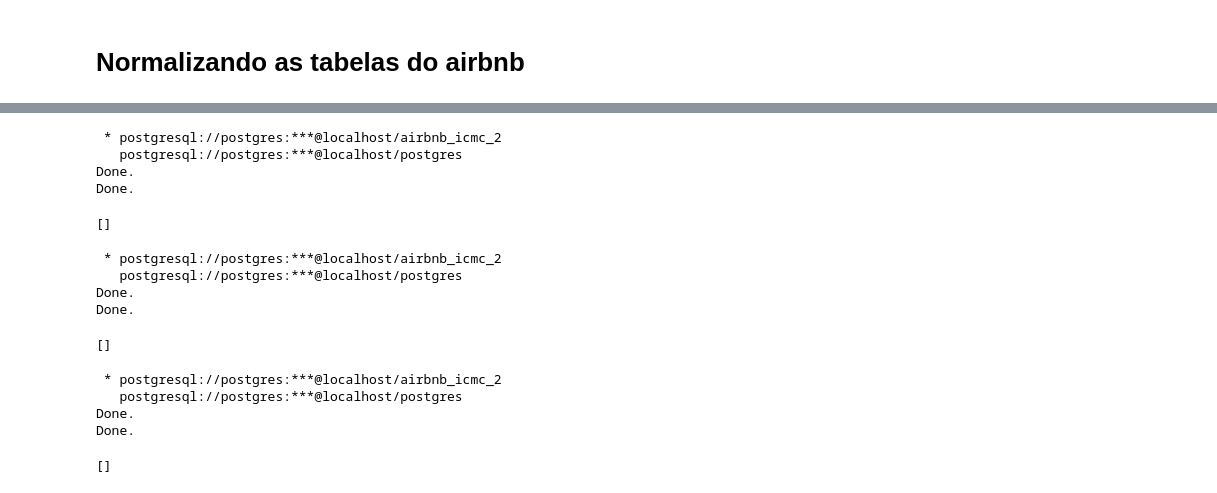
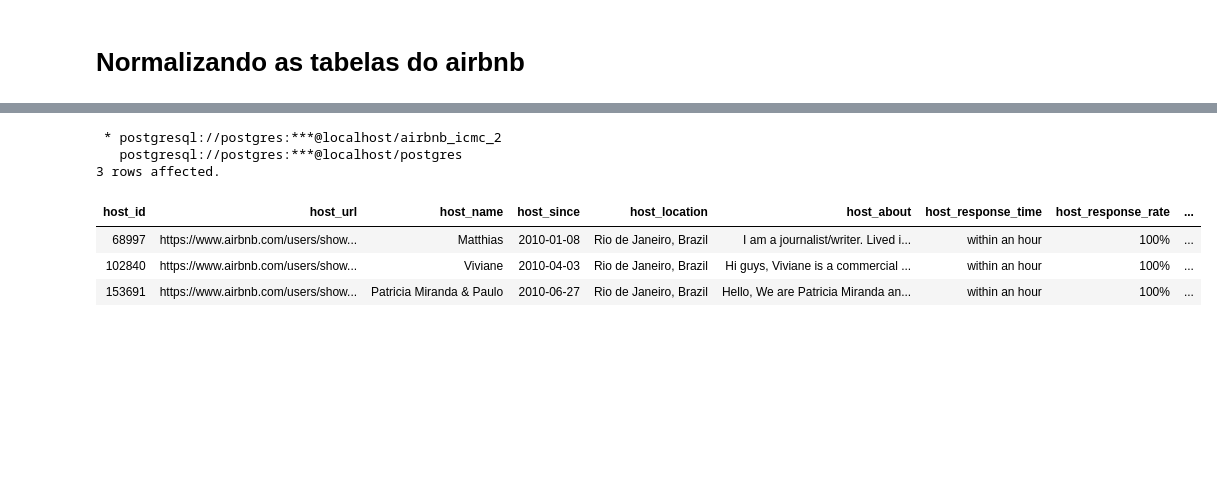
Before and after one commit to LeonardoIshida/airbnb-database-case-study, a Jupyter notebook: trabalho-2/airbnb.ipynb, the cells around one changed output, grey strips where cells are left out. Cells and saved outputs as stored; diff of their text form; code cells hidden in the pictures; blank space fills up the shorter version.

Commit message:
tabelas airbnb atualizado, falta multivalorado

```diff
--- a/trabalho-2/airbnb.ipynb
+++ b/trabalho-2/airbnb.ipynb
@@ -341,44 +423,21 @@ Done.
+# %%
+%%sql
+SELECT *
+FROM Host
+LIMIT 3
+# %% [output]
+ * postgresql://postgres:***@localhost/airbnb_icmc_2
+   postgresql://postgres:***@localhost/postgres
+3 rows affected.
+| host_id | host_url | host_name | host_since | host_location | host_about | host_response_time | host_response_rate | ... |
+| 68997 | https://www.airbnb.com/users/show... | Matthias | 2010-01-08 | Rio de Janeiro, Brazil | I am a journalist/writer. Lived i... | within an hour | 100% | ... |
+| 102840 | https://www.airbnb.com/users/show... | Viviane | 2010-04-03 | Rio de Janeiro, Brazil | Hi guys, Viviane is a commercial ... | within an hour | 100% | ... |
+| 153691 | https://www.airbnb.com/users/show... | Patricia Miranda & Paulo | 2010-06-27 | Rio de Janeiro, Brazil | Hello, We are Patricia Miranda an... | within an hour | 100% | ... |
 # %%
+-- multivalorado
 %%sql
 DROP TABLE IF EXISTS Host_verifications CASCADE;
-CREATE TABLE Host_verifications (
-    host_id BIGINT,
-    verification_field TEXT,
-    PRIMARY KEY (host_id, verification_field)
+CREATE TABLE Host_verifications AS (
+    host_id,
+    verification_field
 );
-# %% [output]
- * postgresql://postgres:***@localhost/airbnb_icmc_2
-   postgresql://postgres:***@localhost/postgres
-Done.
-Done.
-[]
-# %%
-%%sql
-DROP TABLE IF EXISTS Reviewer CASCADE;
-CREATE TABLE Reviewer (
-    reviewer_id BIGINT PRIMARY KEY,
-    reviewer_name TEXT
-);
-# %% [output]
- * postgresql://postgres:***@localhost/airbnb_icmc_2
-   postgresql://postgres:***@localhost/postgres
-Done.
-Done.
-[]
-# %%
-%%sql
-DROP TABLE IF EXISTS Reviews_norm CASCADE;
-CREATE TABLE Reviews_norm (
-    id BIGINT PRIMARY KEY,
-    listing_id BIGINT,
-    reviewer_id BIGINT,
-    date DATE,
-    comments TEXT,
-    FOREIGN KEY (reviewer_id) REFERENCES Reviewer(reviewer_id)
-);
-# %% [output]
- * postgresql://postgres:***@localhost/airbnb_icmc_2
-   postgresql://postgres:***@localhost/postgres
-Done.
-Done.
-[]
```
Also changed, not shown: parts of 27 cells of this notebook.
